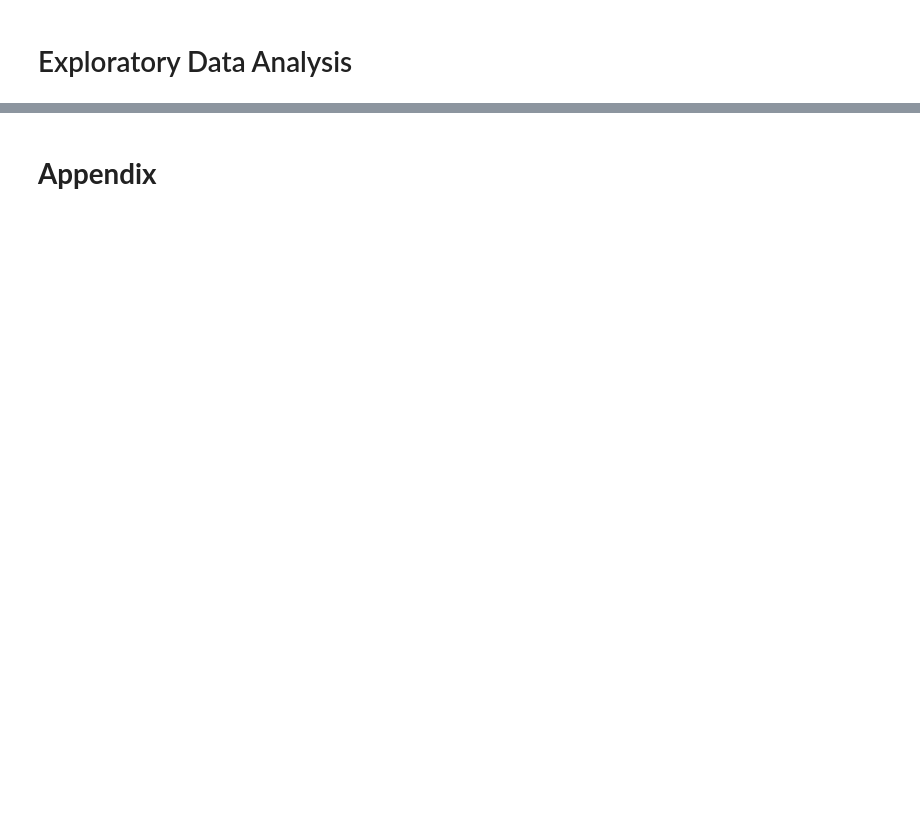
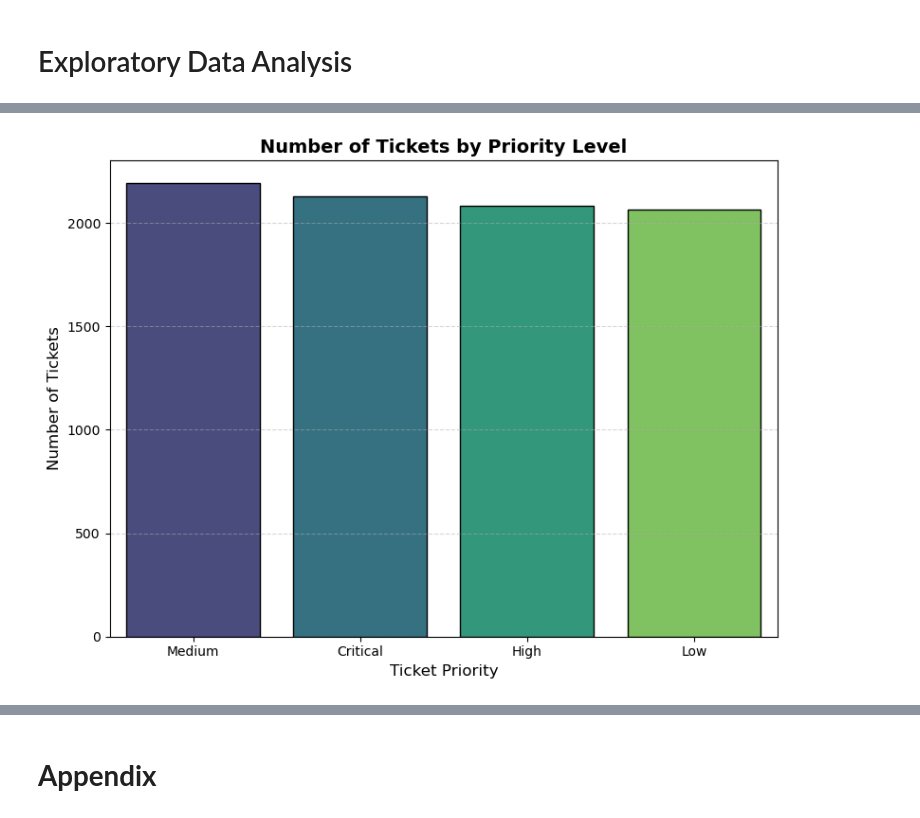
Before and after one commit to CCT-Dublin/capstone-project-feb-2024-pt-denissegarciavivolo, a Jupyter notebook: CA3_CapstoneProject_DenisseGarcia_Data1.ipynb, the cells around one changed output, grey strips where cells are left out. Cells and saved outputs as stored; diff of their text form; code cells hidden in the pictures; blank space fills up the shorter version.

```diff
--- a/CA3_CapstoneProject_DenisseGarcia_Data1.ipynb
+++ b/CA3_CapstoneProject_DenisseGarcia_Data1.ipynb
@@ -189,0 +199,29 @@ plt.show()
+# %%
+# Plot 2: Ticket Volume by Priority
+
+# Set figure size
+plt.figure(figsize=(8, 6))
+
+# Sort priority levels by frequency (optional but more informative)
+sorted_priorities = df['Ticket Priority'].value_counts().index
+
+# Create countplot with Viridis palette
+sns.countplot(
+    x='Ticket Priority',
+    data=df,
+    order=sorted_priorities,
+    palette=sns.color_palette("viridis", len(sorted_priorities)),
+    edgecolor='black'
+)
+
+# Improve plot styling
+plt.title('Number of Tickets by Priority Level', fontsize=14, weight='bold')
+plt.xlabel('Ticket Priority', fontsize=12)
+plt.ylabel('Number of Tickets', fontsize=12)
+plt.xticks(fontsize=10)
+plt.yticks(fontsize=10)
+plt.grid(axis='y', linestyle='--', alpha=0.5)
+plt.tight_layout()
+plt.show()
+# %% [output]
+[figure, added]
```
Also changed, not shown: parts of 63 cells of this notebook.
